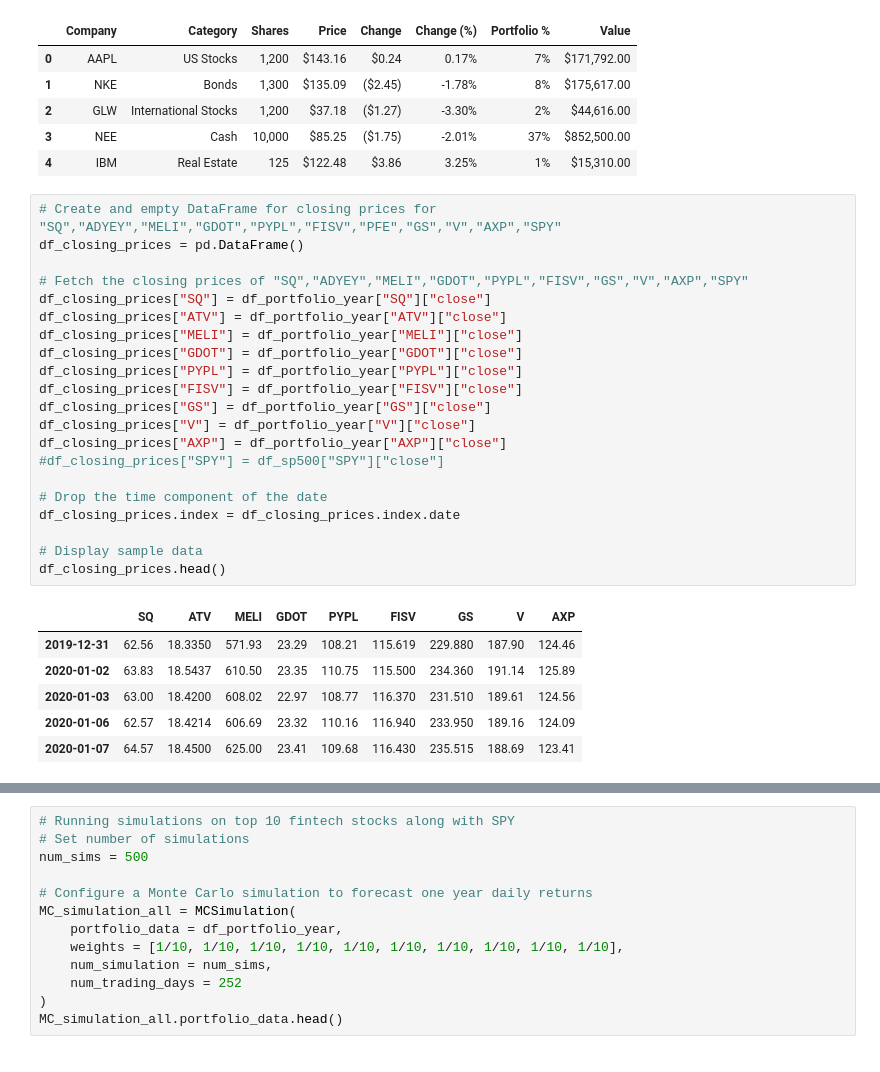
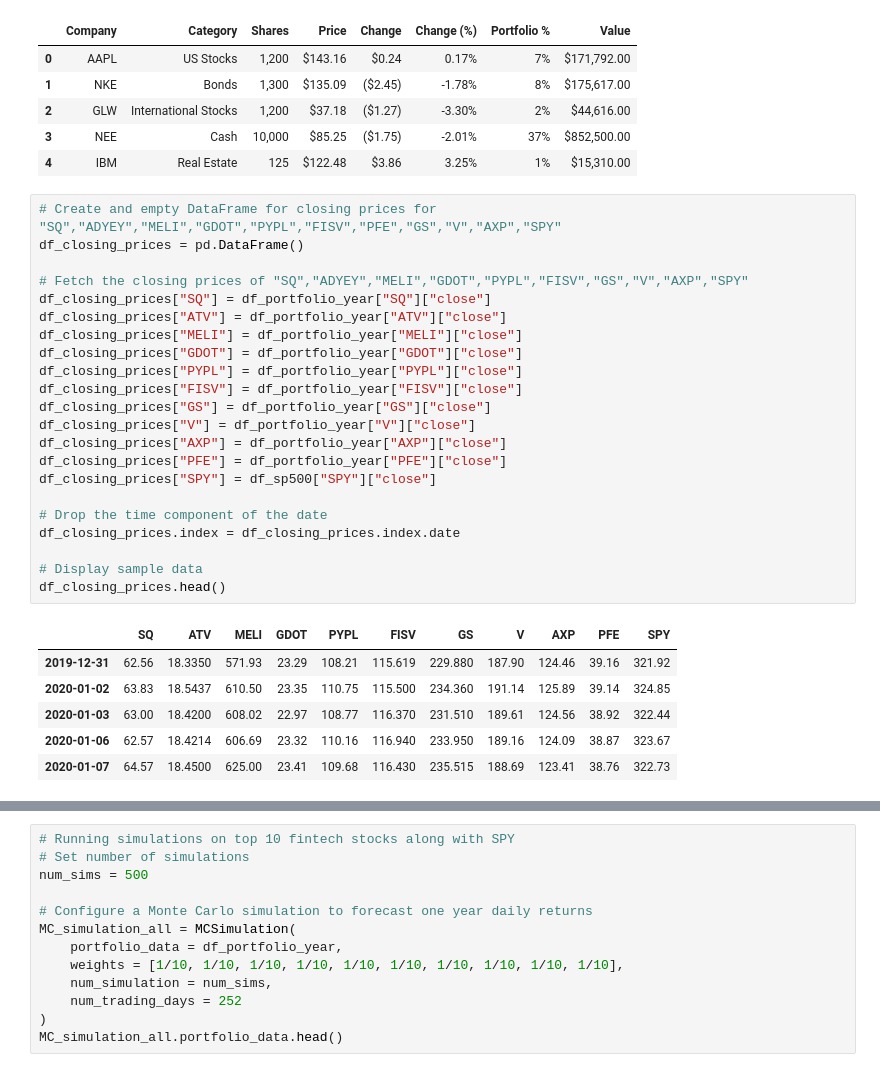
Before and after one commit to ryancfelts/Project1, a Jupyter notebook: Data_Cleanup.ipynb, the cells around one changed output, grey strips where cells are left out. Drawn from its saved outputs; the diff is of its cells as text.

```diff
--- a/Data_Cleanup.ipynb
+++ b/Data_Cleanup.ipynb
@@ -66,31 +66,32 @@ existing_investment_df.head()
 # %%
 # Create and empty DataFrame for closing prices for "SQ","ADYEY","MELI","GDOT","PYPL","FISV","PFE","GS","V","AXP","SPY"
 df_closing_prices = pd.DataFrame()
 
 # Fetch the closing prices of "SQ","ADYEY","MELI","GDOT","PYPL","FISV","GS","V","AXP","SPY"
 df_closing_prices["SQ"] = df_portfolio_year["SQ"]["close"]
 df_closing_prices["ATV"] = df_portfolio_year["ATV"]["close"]
 df_closing_prices["MELI"] = df_portfolio_year["MELI"]["close"]
 df_closing_prices["GDOT"] = df_portfolio_year["GDOT"]["close"]
 df_closing_prices["PYPL"] = df_portfolio_year["PYPL"]["close"]
 df_closing_prices["FISV"] = df_portfolio_year["FISV"]["close"]
 df_closing_prices["GS"] = df_portfolio_year["GS"]["close"]
 df_closing_prices["V"] = df_portfolio_year["V"]["close"]
 df_closing_prices["AXP"] = df_portfolio_year["AXP"]["close"]
-#df_closing_prices["SPY"] = df_sp500["SPY"]["close"]
+df_closing_prices["PFE"] = df_portfolio_year["PFE"]["close"]
+df_closing_prices["SPY"] = df_sp500["SPY"]["close"]
 
 # Drop the time component of the date
 df_closing_prices.index = df_closing_prices.index.date
 
 # Display sample data
 df_closing_prices.head()
 # %% [output]
-|  | SQ | ATV | MELI | GDOT | PYPL | FISV | GS | V | AXP |
-| 2019-12-31 | 62.56 | 18.3350 | 571.93 | 23.29 | 108.21 | 115.619 | 229.880 | 187.90 | 124.46 |
-| 2020-01-02 | 63.83 | 18.5437 | 610.50 | 23.35 | 110.75 | 115.500 | 234.360 | 191.14 | 125.89 |
-| 2020-01-03 | 63.00 | 18.4200 | 608.02 | 22.97 | 108.77 | 116.370 | 231.510 | 189.61 | 124.56 |
-| 2020-01-06 | 62.57 | 18.4214 | 606.69 | 23.32 | 110.16 | 116.940 | 233.950 | 189.16 | 124.09 |
-| 2020-01-07 | 64.57 | 18.4500 | 625.00 | 23.41 | 109.68 | 116.430 | 235.515 | 188.69 | 123.41 |
+|  | SQ | ATV | MELI | GDOT | PYPL | FISV | GS | V | AXP | PFE | SPY |
+| 2019-12-31 | 62.56 | 18.3350 | 571.93 | 23.29 | 108.21 | 115.619 | 229.880 | 187.90 | 124.46 | 39.16 | 321.92 |
+| 2020-01-02 | 63.83 | 18.5437 | 610.50 | 23.35 | 110.75 | 115.500 | 234.360 | 191.14 | 125.89 | 39.14 | 324.85 |
+| 2020-01-03 | 63.00 | 18.4200 | 608.02 | 22.97 | 108.77 | 116.370 | 231.510 | 189.61 | 124.56 | 38.92 | 322.44 |
+| 2020-01-06 | 62.57 | 18.4214 | 606.69 | 23.32 | 110.16 | 116.940 | 233.950 | 189.16 | 124.09 | 38.87 | 323.67 |
+| 2020-01-07 | 64.57 | 18.4500 | 625.00 | 23.41 | 109.68 | 116.430 | 235.515 | 188.69 | 123.41 | 38.76 | 322.73 |
 # %%
 # Compute daily returns after cleaning the null values if any
 df_daily_returns = df_closing_prices.pct_change().dropna()
```
Also changed, not shown: parts of 23 cells of this notebook, 4 other files.
